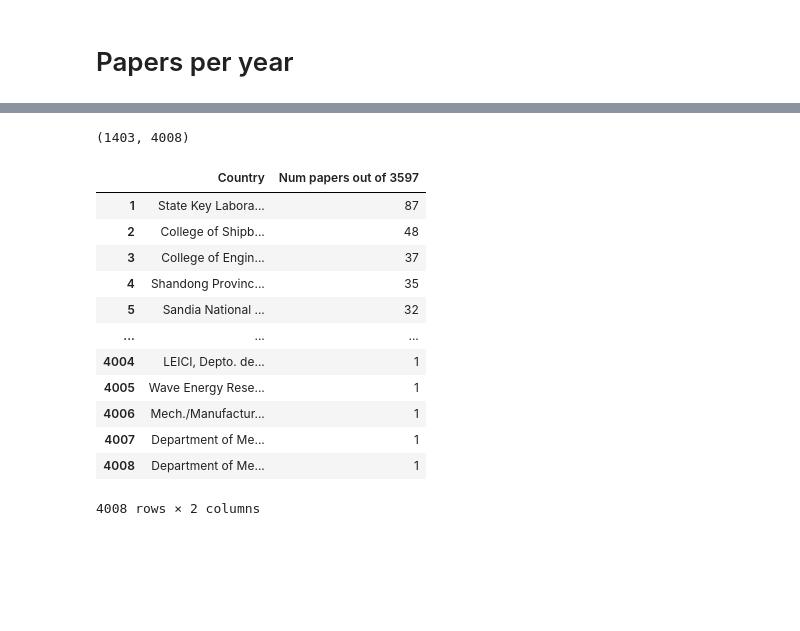
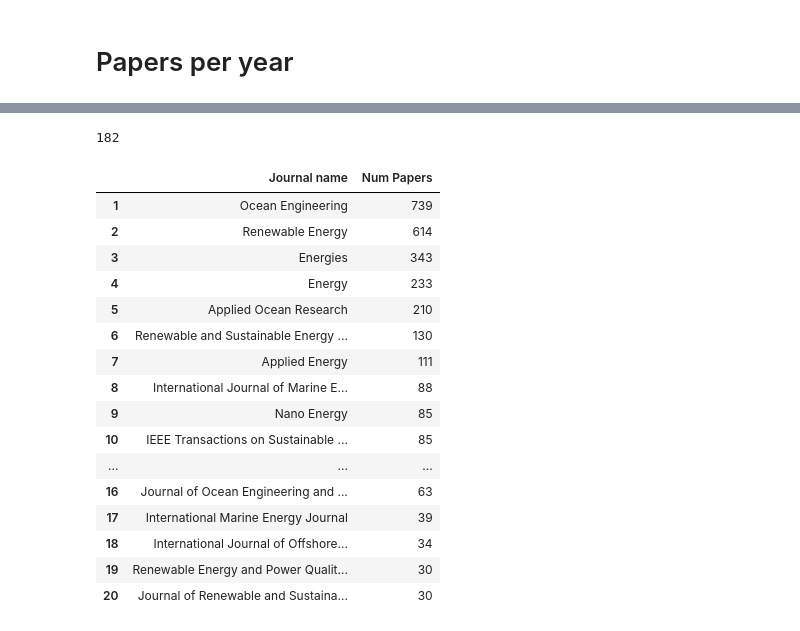
Before and after one commit to joaochenriques/PAS_STATS, a Jupyter notebook: WaveEnergyStatistics.ipynb, the cells around one changed output, grey strips where cells are left out. Cells and saved outputs as stored; diff of their text form; code cells hidden in the pictures; blank space fills up the shorter version.

```diff
--- a/WaveEnergyStatistics.ipynb
+++ b/WaveEnergyStatistics.ipynb
@@ -367,10 +391,12 @@ mpl.gca().set_xticks( range( min( year_lst ), max( year_lst )+1, 2 ) );
 institutions_dic = {}
 invalid = {}
 
-words_lst = ['Instituto Superior Tecnico', 'University', 'Sandia', 'Institute of Technology',
-             'Universite', 'Universiti',
-             'Universitat', 'Universidade', 'Univ.', 'Universidad',
-             'Universita', 'Politecnico', 'WavEC', 'IIT', 'Ecole', 'SINTEF']
+# words_lst = ['Instituto Superior Tecnico', 'University', 'Sandia', 'Institute of Technology',
+#              'Universite', 'Universiti',
+#              'Universitat', 'Universidade', 'Univ.', 'Universidad',
+#              'Universita', 'Politecnico', 'WavEC', 'IIT', 'Ecole', 'SINTEF']
+
+words_lst = ['Instituto Superior Tecnico']
 
 
 for n, ( affiliations, stage ) in enumerate( zip( affiliations_lst, stage_lst ) ):
@@ -407,10 +433,6 @@ for n, ( affiliations, stage ) in enumerate( zip( affiliations_lst, stage_lst )
                     invalid[short_inst] += 1
                 else:
                     invalid[short_inst] = 1
-
-len( invalid ), len( institutions_dic )
-# %% [output]
-(1403, 4008)
 # %%
 sorted_country_frac_rank = { k: v for k, v in sorted( institutions_dic.items(), key=lambda item: item[1], reverse=True ) }
 
@@ -419,8 +441,8 @@ df_country_num_lst = []
 
 col_name = f"Num papers out of {total_valid_papers}"
 df_country_dic = {
-        "Country": df_country_name_lst,
-        col_name: df_country_num_lst
+        "IST": df_country_name_lst,
+        "Papers": df_country_num_lst
 }
 
 for n, ( name, num ) in enumerate( sorted_country_frac_rank.items() ):
@@ -429,18 +451,52 @@ for n, ( name, num ) in enumerate( sorted_country_frac_rank.items() ):
 
 df = pd.DataFrame( df_country_dic )
 df.index = df.index + 1
-df
+sum(df['Papers'])
 # %% [output]
-|  | Country | Num papers out of 3597 |
-| 1 | State Key Labora... | 87 |
-| 2 | College of Shipb... | 48 |
-| 3 | College of Engin... | 37 |
-| 4 | Shandong Provinc... | 35 |
-| 5 | Sandia National ... | 32 |
-| ... | ... | ... |
-| 4004 | LEICI, Depto. de... | 1 |
-| 4005 | Wave Energy Rese... | 1 |
-| 4006 | Mech./Manufactur... | 1 |
-| 4007 | Department of Me... | 1 |
-| 4008 | Department of Me... | 1 |
-4008 rows × 2 columns
+182
+# %%
+journals_rank_dic = {}
+
+for n, ( journal, stage ) in enumerate( zip( journal_lst, stage_lst ) ):
+    if stage == 'Final' and authors == authors: # check NANs
+        if journal in journals_rank_dic:
+            journals_rank_dic[journal] += 1
+        else:
+            journals_rank_dic[journal] = 1
+
+
+sorted_journals_rank = { k: v for k, v in sorted( journals_rank_dic.items(), key=lambda item: item[1], reverse=True ) }
+
+df_journals_name_lst = []
+df_journals_num_lst = []
+
+df_journals_dic = {
+        "Journal name": df_journals_name_lst,
+        "Num Papers": df_journals_num_lst
+}
+
+for n, ( name, num ) in enumerate( sorted_journals_rank.items() ):
+    df_journals_name_lst.append( name )
+    df_journals_num_lst.append( int(num) )
+
+df = pd.DataFrame( df_journals_dic )
+df.index = df.index + 1
+left_align( df.head(20) )
+# %% [output]
+|  | Journal name | Num Papers |
+| 1 | Ocean Engineering | 739 |
+| 2 | Renewable Energy | 614 |
+| 3 | Energies | 343 |
+| 4 | Energy | 233 |
+| 5 | Applied Ocean Research | 210 |
+| 6 | Renewable and Sustainable Energy ... | 130 |
+| 7 | Applied Energy | 111 |
+| 8 | International Journal of Marine E... | 88 |
+| 9 | Nano Energy | 85 |
+| 10 | IEEE Transactions on Sustainable ... | 85 |
+| ... | ... | ... |
+| 16 | Journal of Ocean Engineering and ... | 63 |
+| 17 | International Marine Energy Journal | 39 |
+| 18 | International Journal of Offshore... | 34 |
+| 19 | Renewable Energy and Power Qualit... | 30 |
+| 20 | Journal of Renewable and Sustaina... | 30 |
```
Also changed, not shown: parts of 10 cells of this notebook.
